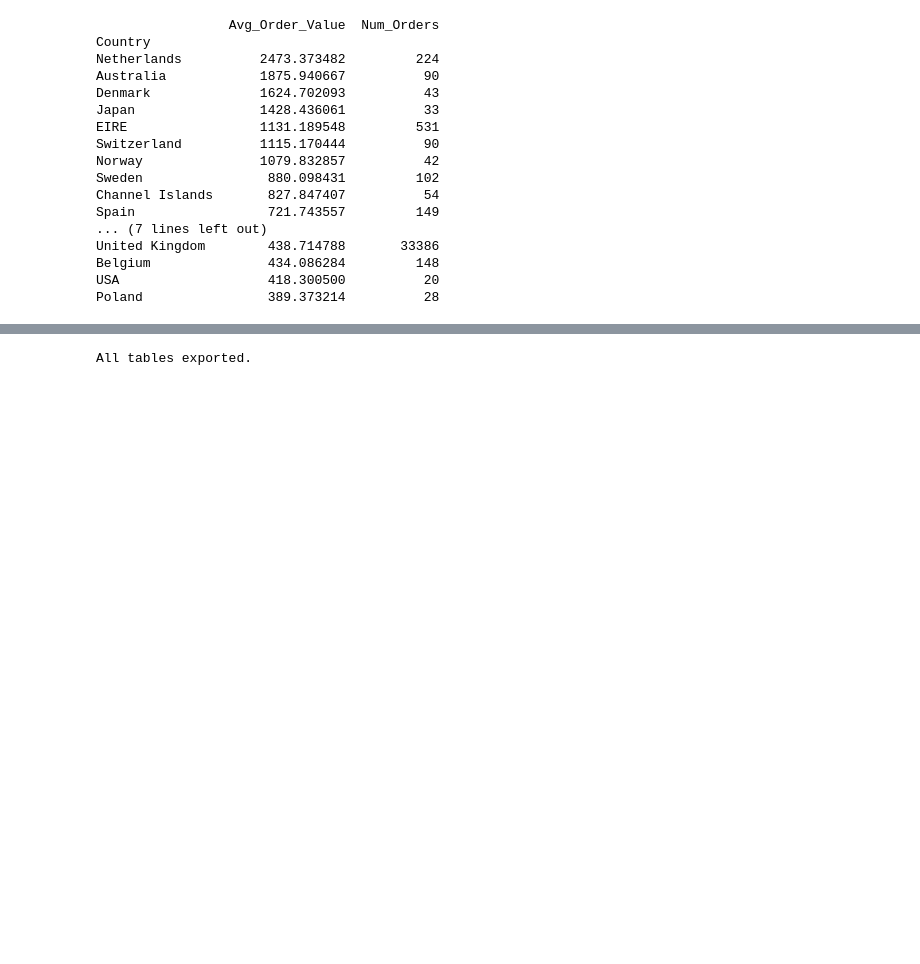
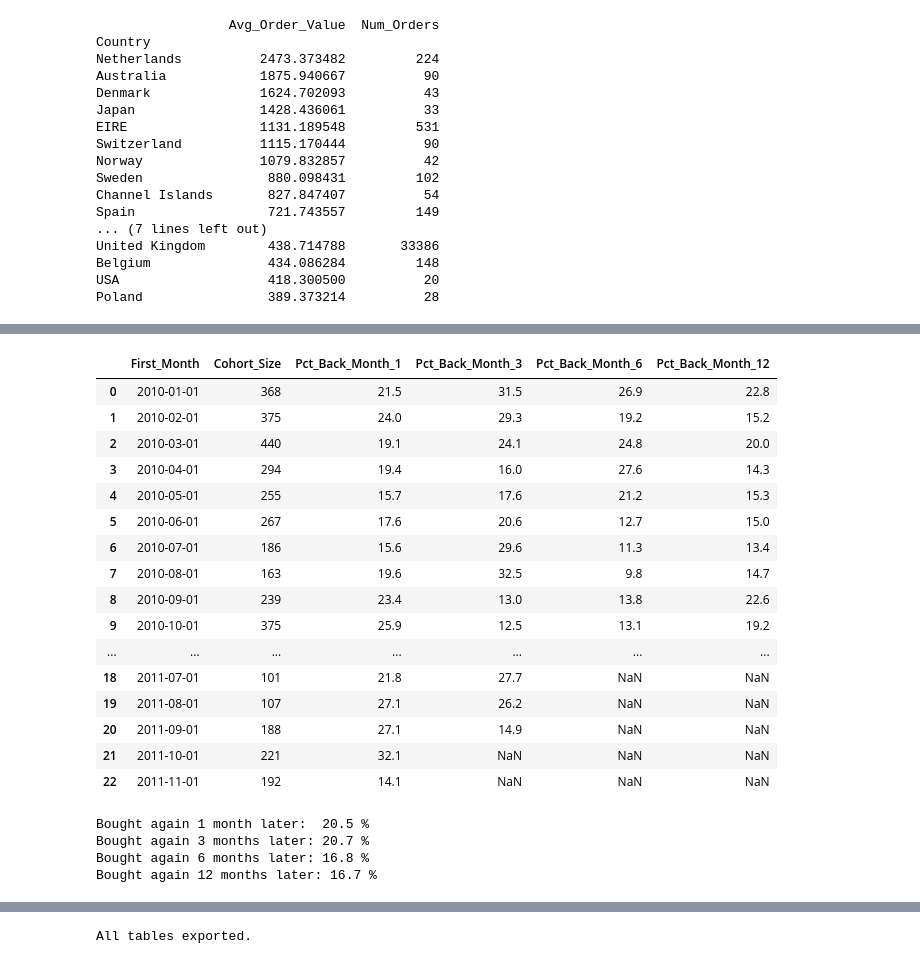
Before and after one commit to Rahulkulkarni2002/retail-sales-performance-dashboard, a Jupyter notebook: sales_kpi_analysis.ipynb, the cells around one changed output, grey strips where cells are left out. Drawn from its saved outputs; the diff is of its cells as text; code cells hidden in the pictures; blank space fills up the shorter version.

```diff
--- a/sales_kpi_analysis.ipynb
+++ b/sales_kpi_analysis.ipynb
@@ -346,0 +671,69 @@ Poland                389.373214          28
+# %%
+cohorts = con.sql("""
+WITH first_order AS (
+    SELECT
+        "Customer ID" AS Customer_ID,
+        DATE_TRUNC('month', MIN(InvoiceDate)) AS First_Month
+    FROM retail
+    GROUP BY "Customer ID"
+),
+monthly_customers AS (
+    SELECT DISTINCT
+        "Customer ID" AS Customer_ID,
+        DATE_TRUNC('month', InvoiceDate) AS Order_Month
+    FROM retail
+),
+cohort_activity AS (
+    SELECT
+        f.First_Month,
+        DATE_DIFF('month', f.First_Month, m.Order_Month) AS Months_Later,
+        COUNT(DISTINCT m.Customer_ID) AS Customers
+    FROM monthly_customers AS m
+    JOIN first_order AS f
+        ON m.Customer_ID = f.Customer_ID
+    GROUP BY f.First_Month, Months_Later
+)
+SELECT
+    First_Month,
+    MAX(CASE WHEN Months_Later = 0 THEN Customers END) AS Cohort_Size,
+    ROUND(MAX(CASE WHEN Months_Later = 1 THEN Customers END) * 100.0 / MAX(CASE WHEN Months_Later = 0 THEN Customers END), 1) AS Pct_Back_Month_1,
+    ROUND(MAX(CASE WHEN Months_Later = 3 THEN Customers END) * 100.0 / MAX(CASE WHEN Months_Later = 0 THEN Customers END), 1) AS Pct_Back_Month_3,
+    ROUND(MAX(CASE WHEN Months_Later = 6 THEN Customers END) * 100.0 / MAX(CASE WHEN Months_Later = 0 THEN Customers END), 1) AS Pct_Back_Month_6,
+    ROUND(MAX(CASE WHEN Months_Later = 12 THEN Customers END) * 100.0 / MAX(CASE WHEN Months_Later = 0 THEN Customers END), 1) AS Pct_Back_Month_12
+FROM cohort_activity
+WHERE First_Month >= '2010-01-01'
+  AND First_Month <= '2011-11-01'
+GROUP BY First_Month
+ORDER BY First_Month
+""").df()
+
+cohorts
+# %% [output]
+|  | First_Month | Cohort_Size | Pct_Back_Month_1 | Pct_Back_Month_3 | Pct_Back_Month_6 | Pct_Back_Month_12 |
+| 0 | 2010-01-01 | 368 | 21.5 | 31.5 | 26.9 | 22.8 |
+| 1 | 2010-02-01 | 375 | 24.0 | 29.3 | 19.2 | 15.2 |
+| 2 | 2010-03-01 | 440 | 19.1 | 24.1 | 24.8 | 20.0 |
+| 3 | 2010-04-01 | 294 | 19.4 | 16.0 | 27.6 | 14.3 |
+| 4 | 2010-05-01 | 255 | 15.7 | 17.6 | 21.2 | 15.3 |
+| 5 | 2010-06-01 | 267 | 17.6 | 20.6 | 12.7 | 15.0 |
+| 6 | 2010-07-01 | 186 | 15.6 | 29.6 | 11.3 | 13.4 |
+| 7 | 2010-08-01 | 163 | 19.6 | 32.5 | 9.8 | 14.7 |
+| 8 | 2010-09-01 | 239 | 23.4 | 13.0 | 13.8 | 22.6 |
+| 9 | 2010-10-01 | 375 | 25.9 | 12.5 | 13.1 | 19.2 |
+| ... | ... | ... | ... | ... | ... | ... |
+| 18 | 2011-07-01 | 101 | 21.8 | 27.7 | NaN | NaN |
+| 19 | 2011-08-01 | 107 | 27.1 | 26.2 | NaN | NaN |
+| 20 | 2011-09-01 | 188 | 27.1 | 14.9 | NaN | NaN |
+| 21 | 2011-10-01 | 221 | 32.1 | NaN | NaN | NaN |
+| 22 | 2011-11-01 | 192 | 14.1 | NaN | NaN | NaN |
+# %%
+# Average across cohorts. A blank means the data ends before that month is reached, and it is left out of the average.
+print("Bought again 1 month later: ", round(cohorts["Pct_Back_Month_1"].mean(), 1), "%")
+print("Bought again 3 months later:", round(cohorts["Pct_Back_Month_3"].mean(), 1), "%")
+print("Bought again 6 months later:", round(cohorts["Pct_Back_Month_6"].mean(), 1), "%")
+print("Bought again 12 months later:", round(cohorts["Pct_Back_Month_12"].mean(), 1), "%")
+# %% [output]
+Bought again 1 month later:  20.5 %
+Bought again 3 months later: 20.7 %
+Bought again 6 months later: 16.8 %
+Bought again 12 months later: 16.7 %
```
Also changed, not shown: parts of 32 cells of this notebook, 3 other files.
